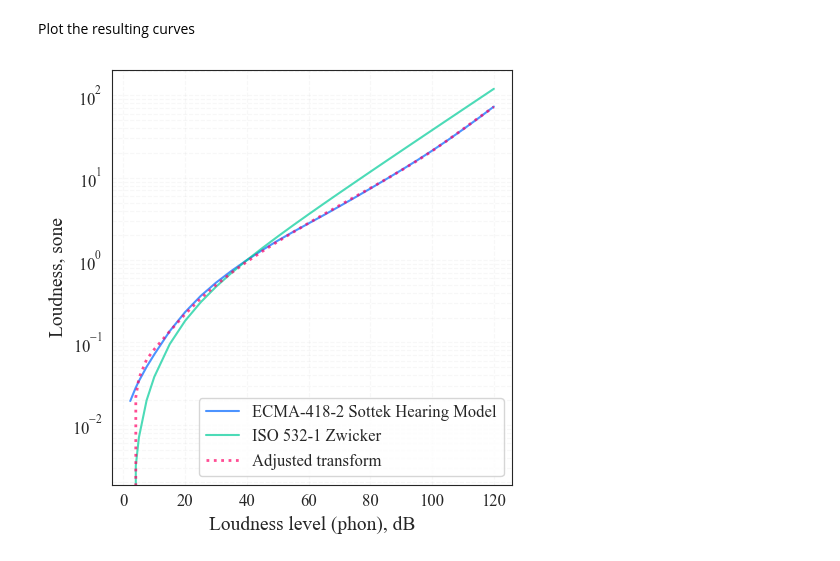
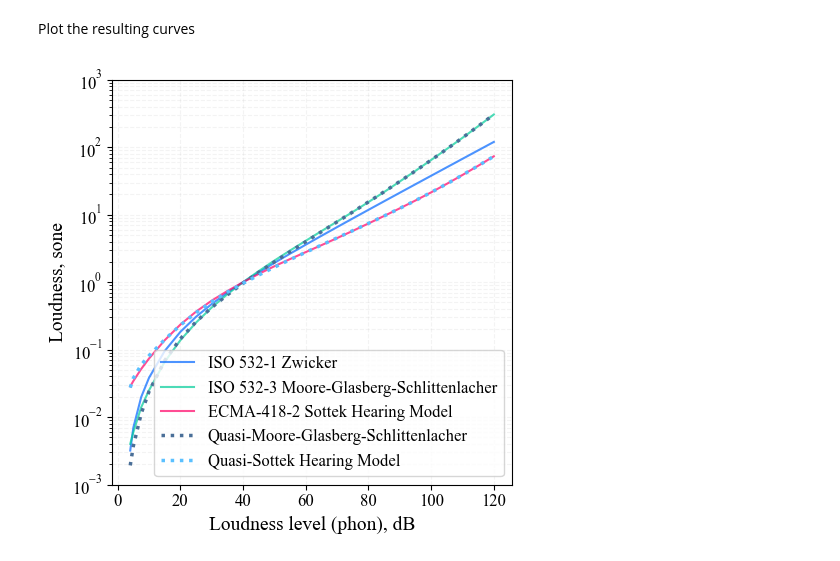
Before and after one commit to acoustics-code-salford/refmap-psychoacoustics, a Jupyter notebook: src/refmap_psychoacoustics/notebooks/loudness_transform.ipynb, the cells around one changed output. Drawn from its saved outputs; the diff is of its cells as text; code cells hidden in the pictures.

```diff
--- a/src/refmap_psychoacoustics/notebooks/loudness_transform.ipynb
+++ b/src/refmap_psychoacoustics/notebooks/loudness_transform.ipynb
@@ -68,7 +59,7 @@ saveplots = True
 
 if saveplots:
     # select figure output save path
-    outFigPath = QFileDialog.getExistingDirectory(caption=r"Select output folder to save plots '05 Impact\Conferences\AIAA_2026'")
+    outFigPath = QFileDialog.getExistingDirectory(caption=r"Select output folder to save plots '05 Impact\Articles\JASA_EL_2026_Q-SQM\Figures'")
 
     # create subfolders if not already existing
     try:
@@ -89,13 +84,17 @@ levelTQ1kHz = 3  # level in dB of threshold in quiet for critical band correspon
 # %% [markdown]
 Data obtained from Sottek Hearing Model loudness for phons (1 kHz sine).
 # %%
-data_Sottek_phon2sone = np.array([0.019458521, 0.028430818, 0.033977327, 0.050574193, 0.071714373, 0.137486033, 0.234276606, 0.366260639, 0.532778404,
-                                  0.740426759, 1.000038026, 1.326659512, 1.723492431, 2.202860981, 2.792292998, 3.532137064, 4.498718178, 5.751951986,
-                                  7.39280345, 9.540658218, 12.36259442, 16.13014782, 21.2805, 28.45957385, 38.54673951, 52.78091726, 73.02860315])
+data_Sottek_phon2sone = np.array([0.028483001, 0.034296099, 0.05170629,
+                                  0.073919866, 0.137973828, 0.235170667, 0.366110736,
+                                  0.533067637, 0.739628579, 0.999999649, 1.32574012,
+                                  1.723452927, 2.203027636, 2.793495573, 3.536409689,
+                                  4.50464193, 5.76494189, 7.418603572, 9.58630438,
+                                  12.43914857, 16.24872669, 21.4505973, 28.68750645,
+                                  38.83448119, 53.12617344, 73.42728902])
 # %% [markdown]
 Calculated loudness using ISO 532-1 Zwicker model (Equation A.2 --- note that the exp(0.9845425) term is required to correct the core loudness transform to 1 sone at 40 phon)
 # %%
-calc_Zwicker_phon2sone = 0.0635*(10**(levelTQ1kHz/10))**0.25*((1 - 0.25 + 0.25*10**((phons - levelTQ1kHz)/10))**0.25 - 1)*np.exp(0.9845425)
+calc_Zwicker_phon2sone = 0.0635*(10**(level_Zwicker_TQ1kHz/10))**0.25*((1 - 0.25 + 0.25*10**((phons - level_Zwicker_TQ1kHz)/10))**0.25 - 1)*np.exp(0.9845425)
 calc_Zwicker_phon2sone[calc_Zwicker_phon2sone < 0] = 0  # set negative values to zero
 # %% [markdown]
 Calculated loudness using alternative transform function obtained using non-linear optimisation.
@@ -118,25 +118,46 @@ calc_ZwickerSottek_phon2sone = q1*(10**(3/10))**q0*((1 - 0.25 + 0.25*10**((phons
 calc_ZwickerSottek_phon2sone[calc_ZwickerSottek_phon2sone < 0] = 0  # set negative values to zero
+# %%
+def calc_ZwickerMGS_transform(excitation):
+    q2 = -0.25
+    q3 = 0.1
+    q4 = 0.293978767
+    q5 = -0.021341126
+    q6 = 119.9999655
+    q7 = -43.0891087
+
+    q0 = q2*np.exp(-q3*excitation) + q4 + q5*np.tanh((excitation - q6)/q7)
+
+    return q0
+
+q0 = calc_ZwickerMGS_transform(phons)
+q1 = 0.050999899
+calc_ZwickerMGS_phon2sone = q1*(10**(level_MGS_TQ1kHz_CBadj/10))**q0*((1 - 0.25 + 0.25*10**((phons - level_MGS_TQ1kHz_CBadj)/10))**q0 - 1)*np.exp(0.9845425)
+calc_ZwickerMGS_phon2sone[calc_ZwickerMGS_phon2sone < 0] = 0  # set negative values to zero
 # %% [markdown]
 Plot the resulting curves
 # %%
 fig, ax = plt.subplots(figsize=(5, 5))
 
-ax.semilogy(phons, data_Sottek_phon2sone, color=mycolours[0], label='ECMA-418-2 Sottek Hearing Model', alpha=0.7)
-ax.semilogy(phons, calc_Zwicker_phon2sone, color=mycolours[1], label='ISO 532-1 Zwicker', alpha=0.7)
-ax.semilogy(phons, calc_ZwickerSottek_phon2sone, color=mycolours[2], label='Adjusted transform', markersize=0, alpha=0.7, linestyle=':', linewidth=2)
-ax.set(xlabel="Loudness level (phon), dB", ylabel="Loudness, sone")
+ax.semilogy(phons, calc_Zwicker_phon2sone, color=mycolours[0], label='ISO 532-1 Zwicker', alpha=0.7)
+ax.semilogy(phons, data_MGS_phon2sone, color=mycolours[1], label='ISO 532-3 Moore-Glasberg-Schlittenlacher', alpha=0.7)
+ax.semilogy(phons, data_Sottek_phon2sone, color=mycolours[2], label='ECMA-418-2 Sottek Hearing Model', alpha=0.7)
+ax.semilogy(phons, calc_ZwickerMGS_phon2sone, color=mycolours[3], label='Quasi-Moore-Glasberg-Schlittenlacher', markersize=0, alpha=1, linestyle=':', linewidth=2.5)
+ax.semilogy(phons, calc_ZwickerSottek_phon2sone, color=mycolours[6], label='Quasi-Sottek Hearing Model', markersize=0, alpha=1, linestyle=':', linewidth=2.5)
+
+ax.set(xlabel="Loudness level (phon), dB", ylabel="Loudness, sone",
+       ylim=[1e-4, 1e3])
 ax.grid(alpha=0.15, linestyle='--', which='both')
 ax.legend(loc='lower right')
 
 if saveplots:
 
     filename = "loudnessTransformComparison"
 
     plt.savefig(os.path.join(outFigPath, "svg", filename + ".svg"),
                 format='svg')
     plt.savefig(os.path.join(outFigPath, "pdf", filename + ".pdf"),
                 format='pdf')
 
 plt.show()
 # %% [output]
-[figure, old version]
+[figure, new version]
```
Also changed, not shown: parts of 4 cells of this notebook, 5 other files.
